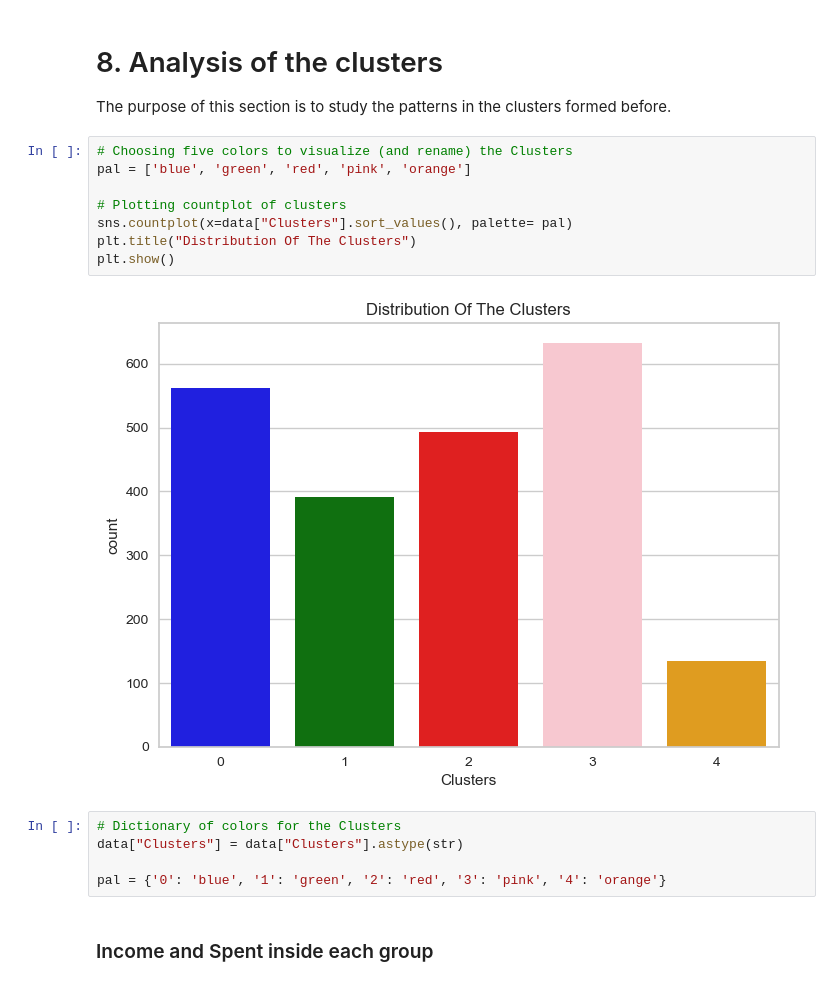
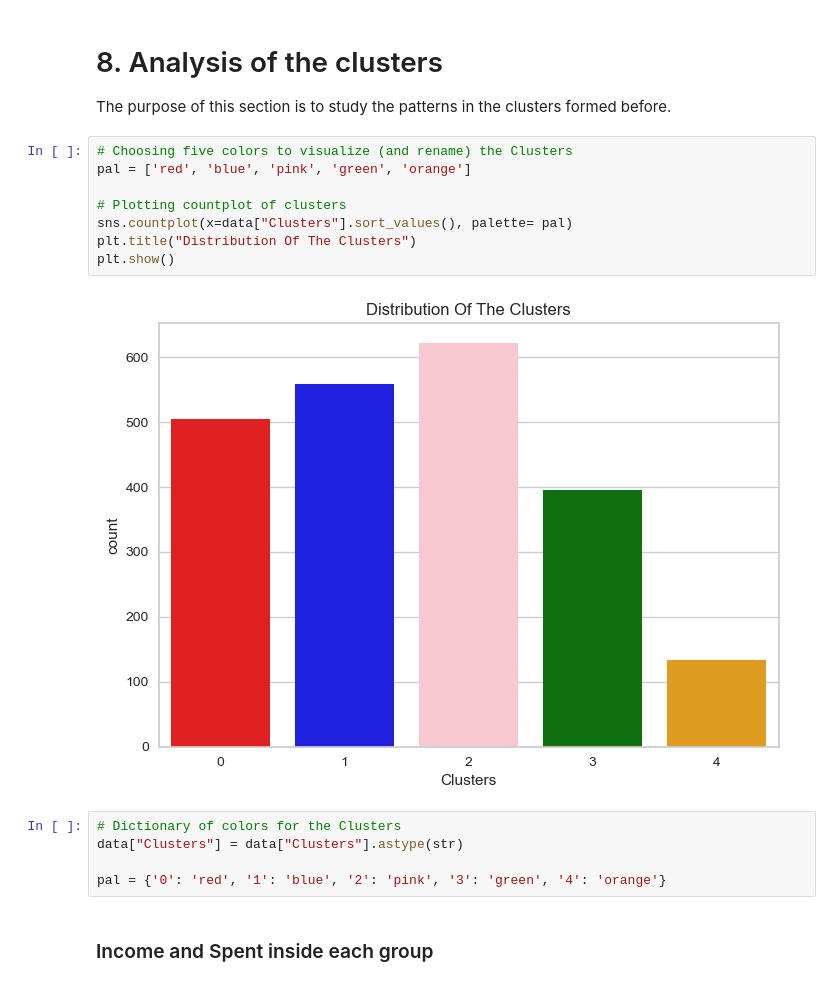
Before and after one commit to Ricardo-Bortolotti/Customer-segmentation, a Jupyter notebook: customer_segmentation.ipynb, the cells around one changed output. Cells and saved outputs as stored; diff of their text form.

```diff
--- a/customer_segmentation.ipynb
+++ b/customer_segmentation.ipynb
@@ -442,19 +455,19 @@ plt.show()
 The purpose of this section is to study the patterns in the clusters formed before.
 # %%
 # Choosing five colors to visualize (and rename) the Clusters
-pal = ['blue', 'green', 'red', 'pink', 'orange']
+pal = ['red', 'blue', 'pink', 'green', 'orange']
 
 # Plotting countplot of clusters
 sns.countplot(x=data["Clusters"].sort_values(), palette= pal)
 plt.title("Distribution Of The Clusters")
 plt.show()
 # %% [output]
-[figure, old version]
+[figure, new version]
 # %%
 # Dictionary of colors for the Clusters
 data["Clusters"] = data["Clusters"].astype(str)
 
-pal = {'0': 'blue', '1': 'green', '2': 'red', '3': 'pink', '4': 'orange'}
+pal = {'0': 'red', '1': 'blue', '2': 'pink', '3': 'green', '4': 'orange'}
 # %% [markdown]
 ### Income and Spent inside each group
 # %%
```
Also changed, not shown: parts of 15 cells of this notebook, 2 other files.
